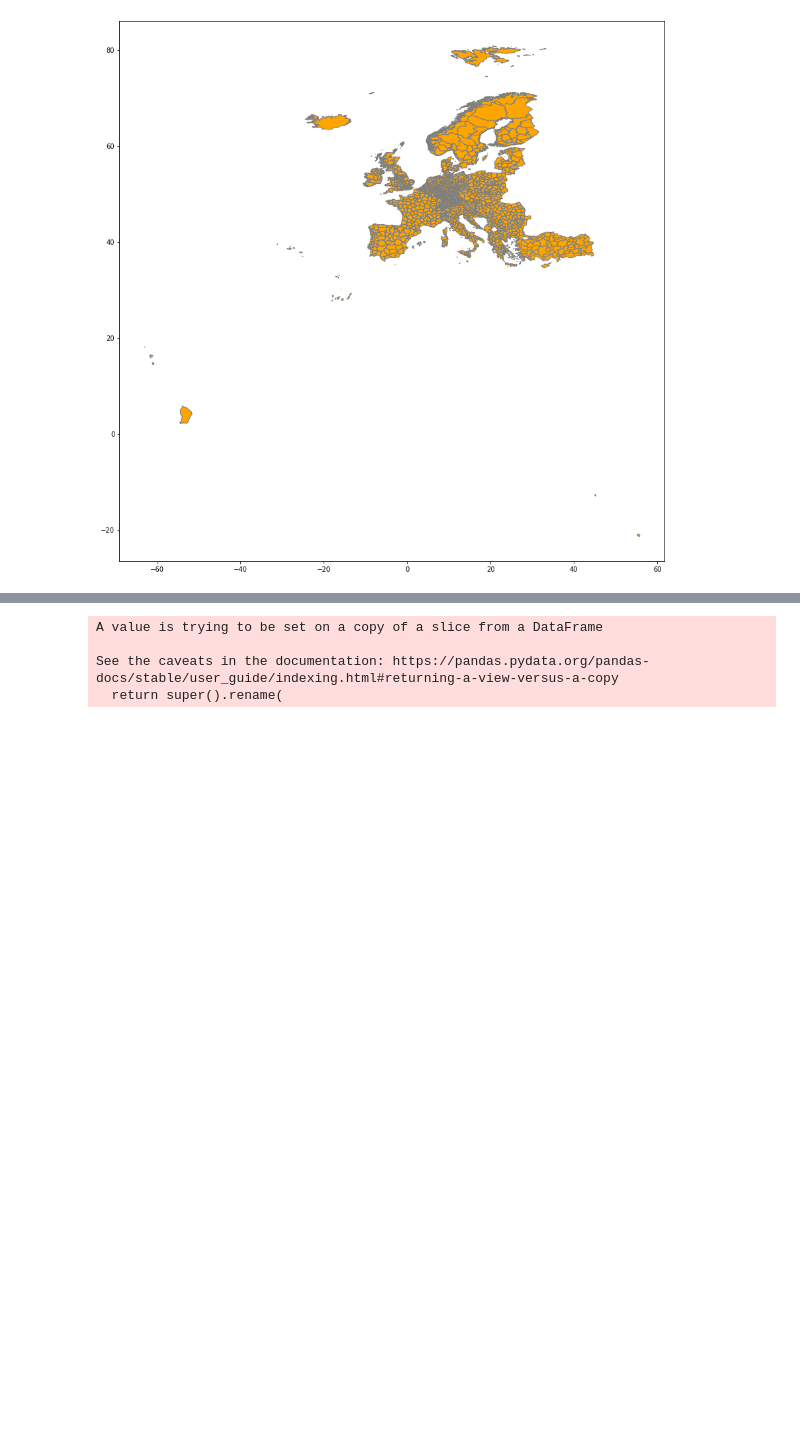
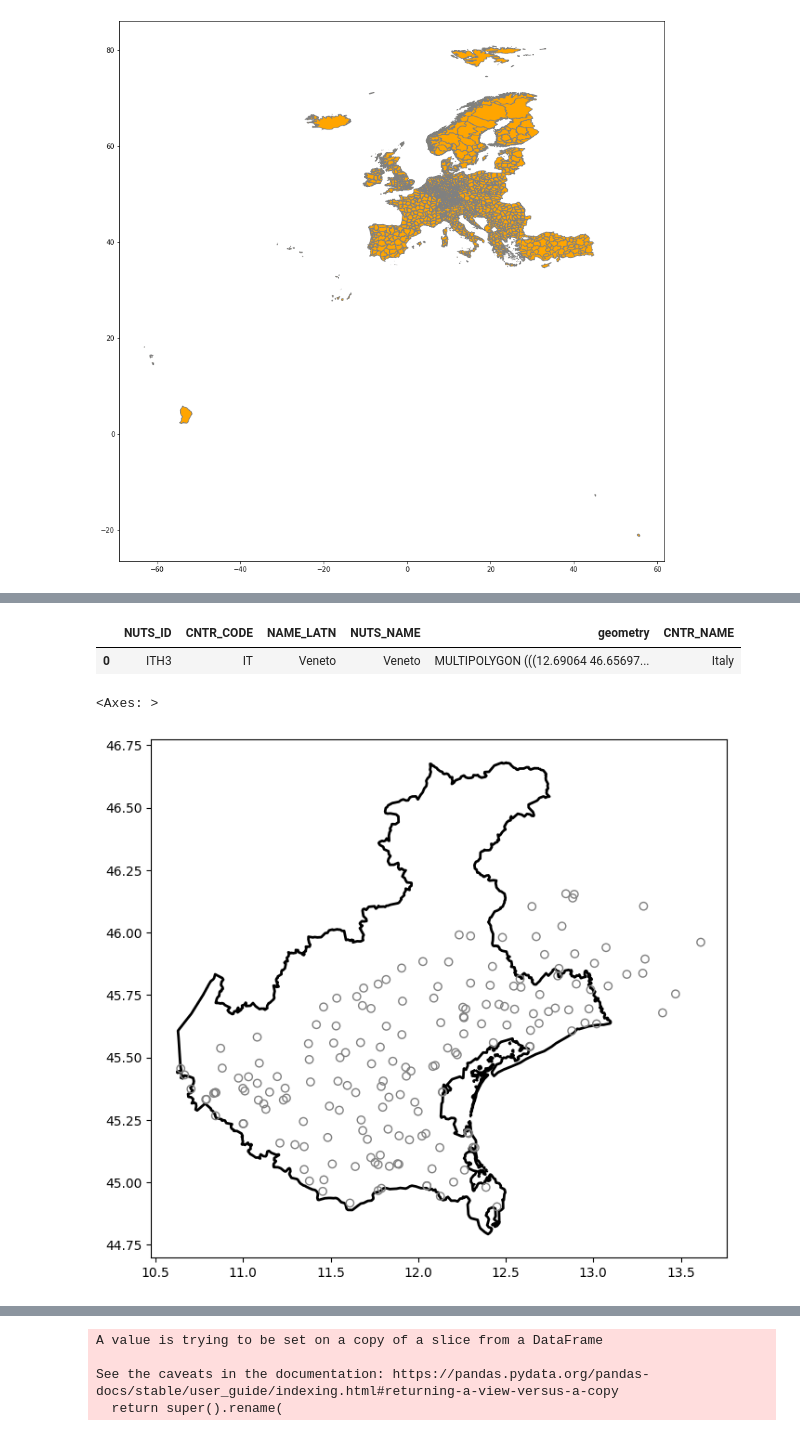
Before and after one commit to dsainidis/MBD-Prediction, a Jupyter notebook: Europe NUTS - LAU/EUR_Process_NUTS.ipynb, the cells around one changed output, grey strips where cells are left out. Saved outputs shown, nothing was run; the diff lists cells and outputs as text; code cells hidden in the pictures; blank space fills up the shorter version.

```diff
--- a/Europe NUTS - LAU/EUR_Process_NUTS.ipynb
+++ b/Europe NUTS - LAU/EUR_Process_NUTS.ipynb
@@ -119,0 +122,4 @@ europe_nuts3.plot(facecolor="none", edgecolor='grey', figsize=(20, 15), color='o
+# %%
+veneto = italy2.loc[italy2['NUTS_ID'] == 'ITH3']
+# %%
+veneto.reset_index(drop= True, inplace=True)
@@ -119,0 +130,2 @@ europe_nuts3.plot(facecolor="none", edgecolor='grey', figsize=(20, 15), color='o
+# %%
+points_file = pd.read_csv('random_data/italy_stations.csv', encoding='utf-8')
@@ -119,0 +148,2 @@ europe_nuts3.plot(facecolor="none", edgecolor='grey', figsize=(20, 15), color='o
+# %%
+points_gdf = gpd.GeoDataFrame(points_file, geometry=gpd.points_from_xy(points_file.x, points_file.y), crs=4326)
@@ -119,0 +170,11 @@ europe_nuts3.plot(facecolor="none", edgecolor='grey', figsize=(20, 15), color='o
+# %%
+veneto
+# %% [output]
+|  | NUTS_ID | CNTR_CODE | NAME_LATN | NUTS_NAME | geometry | CNTR_NAME |
+| 0 | ITH3 | IT | Veneto | Veneto | MULTIPOLYGON (((12.69064 46.65697... | Italy |
+# %%
+ax = veneto.plot(figsize=(8, 8), facecolor="none", edgecolor='black', lw=2)
+points_gdf.plot(facecolor="none", edgecolor='grey', ax=ax, color='orange')
+# %% [output]
+<Axes: >
+[figure, added]
```
Also changed, not shown: parts of 12 cells of this notebook, 18 other files.
